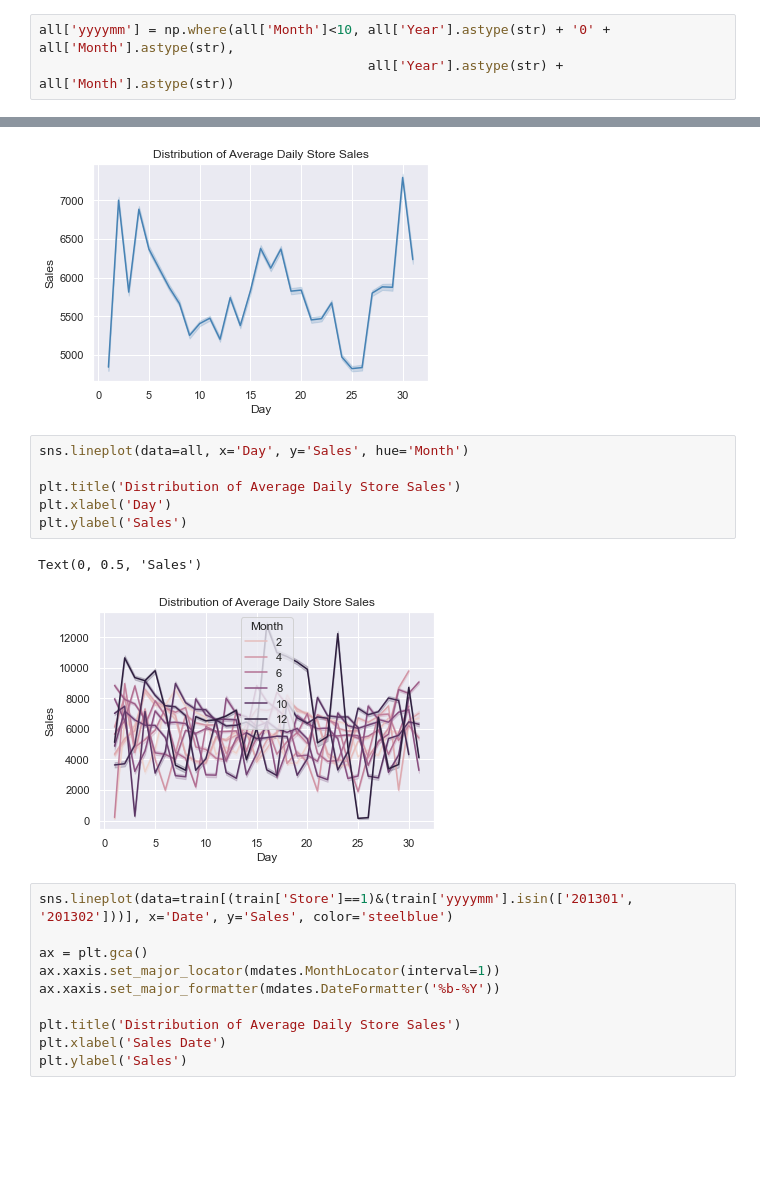
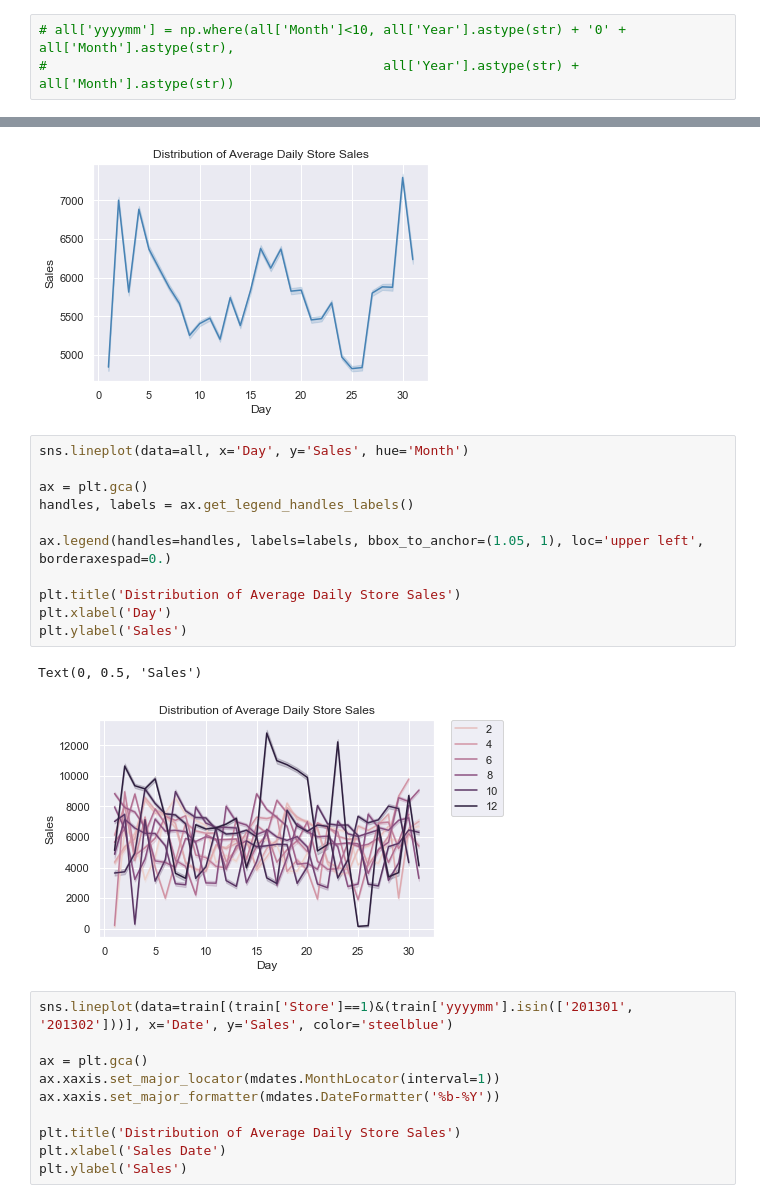
Before and after one commit to CYCCCCC/store_sales_prediction, a Jupyter notebook: store_sales.ipynb, the cells around one changed output, grey strips where cells are left out. Drawn from its saved outputs; the diff is of its cells as text; blank space fills up the shorter version.

```diff
--- a/store_sales.ipynb
+++ b/store_sales.ipynb
@@ -810,3 +824,3 @@ df_all = pd.merge(train, store, how='left', on='Store')
 # %%
-all['yyyymm'] = np.where(all['Month']<10, all['Year'].astype(str) + '0' + all['Month'].astype(str),
-                                          all['Year'].astype(str) + all['Month'].astype(str))
+# all['yyyymm'] = np.where(all['Month']<10, all['Year'].astype(str) + '0' + all['Month'].astype(str),
+#                                           all['Year'].astype(str) + all['Month'].astype(str))
@@ -868,13 +909,18 @@ Text(0, 0.5, 'Sales')
 [figure]
 # %%
 sns.lineplot(data=all, x='Day', y='Sales', hue='Month')
+
+ax = plt.gca()
+handles, labels = ax.get_legend_handles_labels()
+
+ax.legend(handles=handles, labels=labels, bbox_to_anchor=(1.05, 1), loc='upper left', borderaxespad=0.)
 
 plt.title('Distribution of Average Daily Store Sales')
 plt.xlabel('Day')
 plt.ylabel('Sales')
 # %% [output]
 Text(0, 0.5, 'Sales')
-[figure, old version]
+[figure, new version]
 # %%
 sns.lineplot(data=train[(train['Store']==1)&(train['yyyymm'].isin(['201301', '201302']))], x='Date', y='Sales', color='steelblue')
 
```
Also changed, not shown: parts of 13 cells of this notebook.
